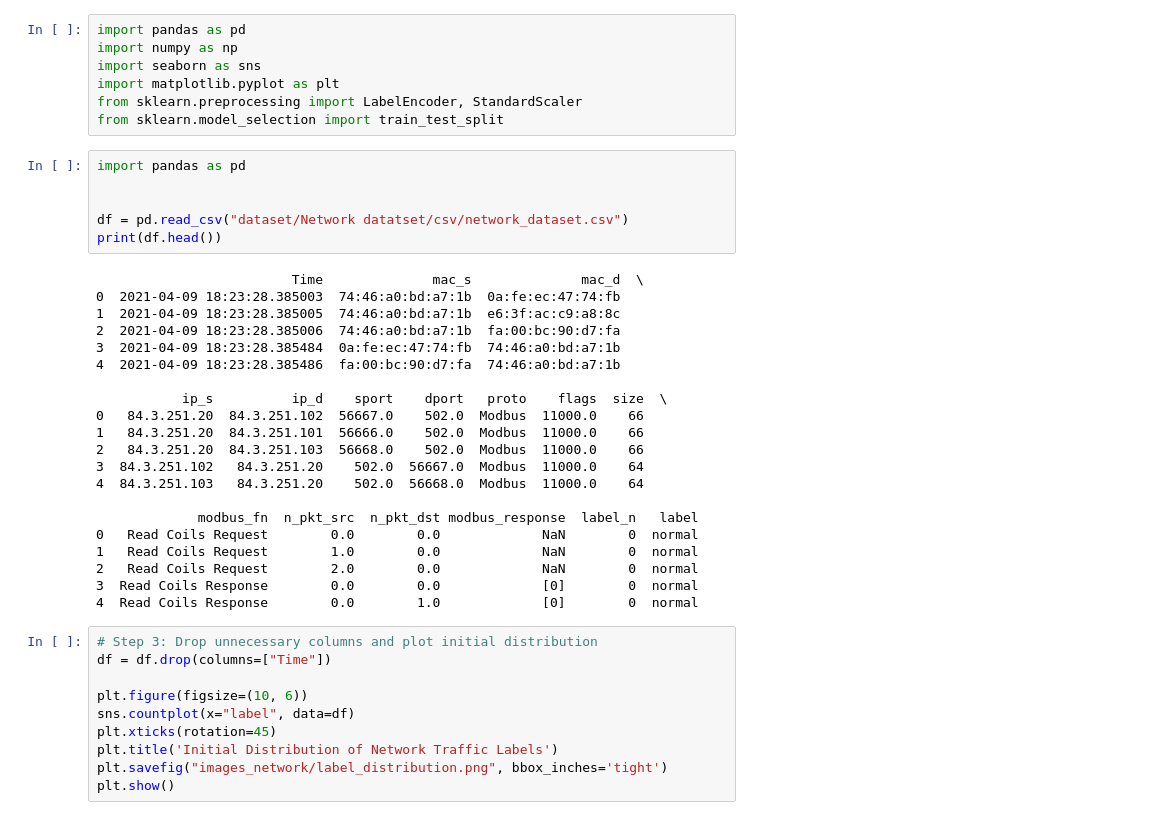
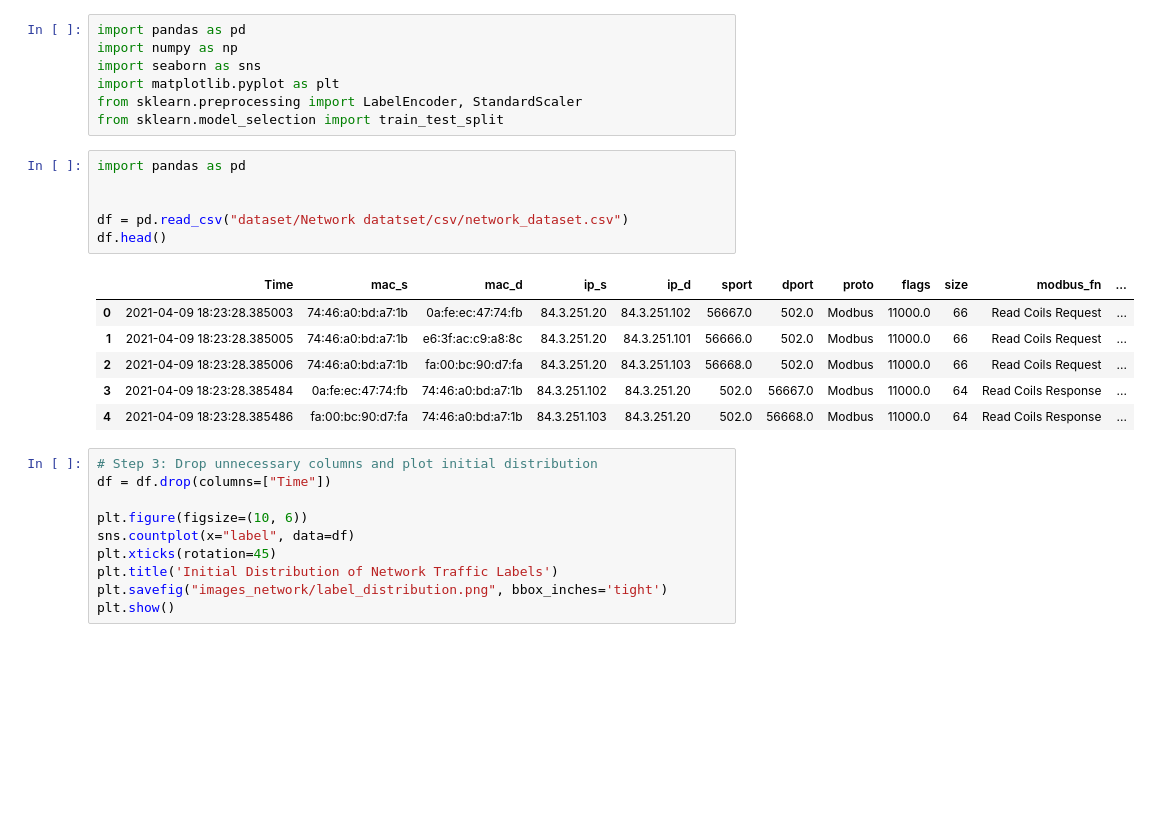
Before and after one commit to Times0/projet-entreposage, a Jupyter notebook: network.ipynb, the cells around one changed output. Cells and saved outputs as stored; diff of their text form; blank space fills up the shorter version.

```diff
--- a/network.ipynb
+++ b/network.ipynb
@@ -51,30 +43,16 @@ from sklearn.model_selection import train_test_split
 # %%
 import pandas as pd
 
 
 df = pd.read_csv("dataset/Network datatset/csv/network_dataset.csv")
-print(df.head())
+df.head()
 # %% [output]
-                         Time              mac_s              mac_d  \
-0  2021-04-09 18:23:28.385003  74:46:a0:bd:a7:1b  0a:fe:ec:47:74:fb
-1  2021-04-09 18:23:28.385005  74:46:a0:bd:a7:1b  e6:3f:ac:c9:a8:8c
-2  2021-04-09 18:23:28.385006  74:46:a0:bd:a7:1b  fa:00:bc:90:d7:fa
-3  2021-04-09 18:23:28.385484  0a:fe:ec:47:74:fb  74:46:a0:bd:a7:1b
-4  2021-04-09 18:23:28.385486  fa:00:bc:90:d7:fa  74:46:a0:bd:a7:1b
-
-           ip_s          ip_d    sport    dport   proto    flags  size  \
-0   84.3.251.20  84.3.251.102  56667.0    502.0  Modbus  11000.0    66
-1   84.3.251.20  84.3.251.101  56666.0    502.0  Modbus  11000.0    66
-2   84.3.251.20  84.3.251.103  56668.0    502.0  Modbus  11000.0    66
-3  84.3.251.102   84.3.251.20    502.0  56667.0  Modbus  11000.0    64
-4  84.3.251.103   84.3.251.20    502.0  56668.0  Modbus  11000.0    64
-
-             modbus_fn  n_pkt_src  n_pkt_dst modbus_response  label_n   label
-0   Read Coils Request        0.0        0.0             NaN        0  normal
-1   Read Coils Request        1.0        0.0             NaN        0  normal
-2   Read Coils Request        2.0        0.0             NaN        0  normal
-3  Read Coils Response        0.0        0.0             [0]        0  normal
-4  Read Coils Response        0.0        1.0             [0]        0  normal
+|  | Time | mac_s | mac_d | ip_s | ip_d | sport | dport | proto | flags | size | modbus_fn | ... |
+| 0 | 2021-04-09 18:23:28.385003 | 74:46:a0:bd:a7:1b | 0a:fe:ec:47:74:fb | 84.3.251.20 | 84.3.251.102 | 56667.0 | 502.0 | Modbus | 11000.0 | 66 | Read Coils Request | ... |
+| 1 | 2021-04-09 18:23:28.385005 | 74:46:a0:bd:a7:1b | e6:3f:ac:c9:a8:8c | 84.3.251.20 | 84.3.251.101 | 56666.0 | 502.0 | Modbus | 11000.0 | 66 | Read Coils Request | ... |
+| 2 | 2021-04-09 18:23:28.385006 | 74:46:a0:bd:a7:1b | fa:00:bc:90:d7:fa | 84.3.251.20 | 84.3.251.103 | 56668.0 | 502.0 | Modbus | 11000.0 | 66 | Read Coils Request | ... |
+| 3 | 2021-04-09 18:23:28.385484 | 0a:fe:ec:47:74:fb | 74:46:a0:bd:a7:1b | 84.3.251.102 | 84.3.251.20 | 502.0 | 56667.0 | Modbus | 11000.0 | 64 | Read Coils Response | ... |
+| 4 | 2021-04-09 18:23:28.385486 | fa:00:bc:90:d7:fa | 74:46:a0:bd:a7:1b | 84.3.251.103 | 84.3.251.20 | 502.0 | 56668.0 | Modbus | 11000.0 | 64 | Read Coils Response | ... |
 # %%
 # Step 3: Drop unnecessary columns and plot initial distribution
 df = df.drop(columns=["Time"])
```
Also changed, not shown: parts of 3 cells of this notebook, 2 other files.
